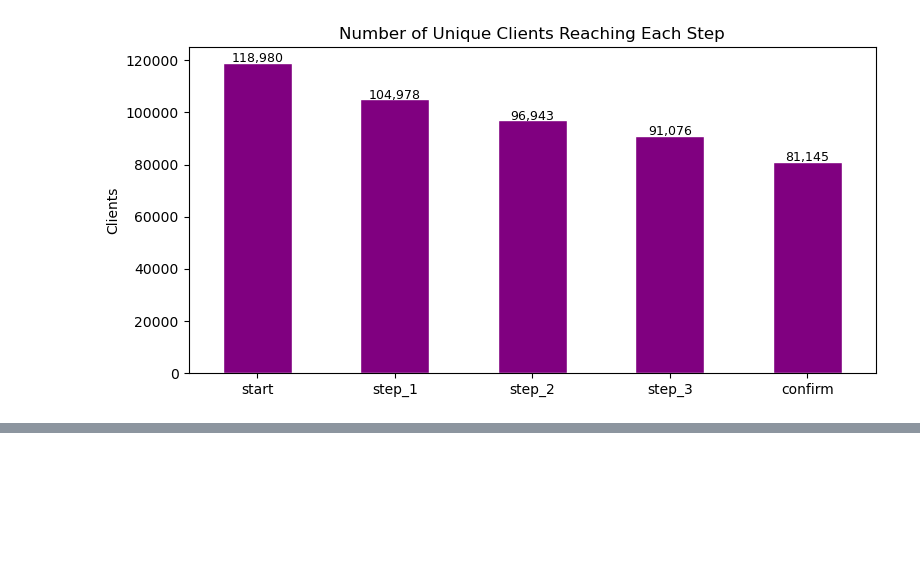
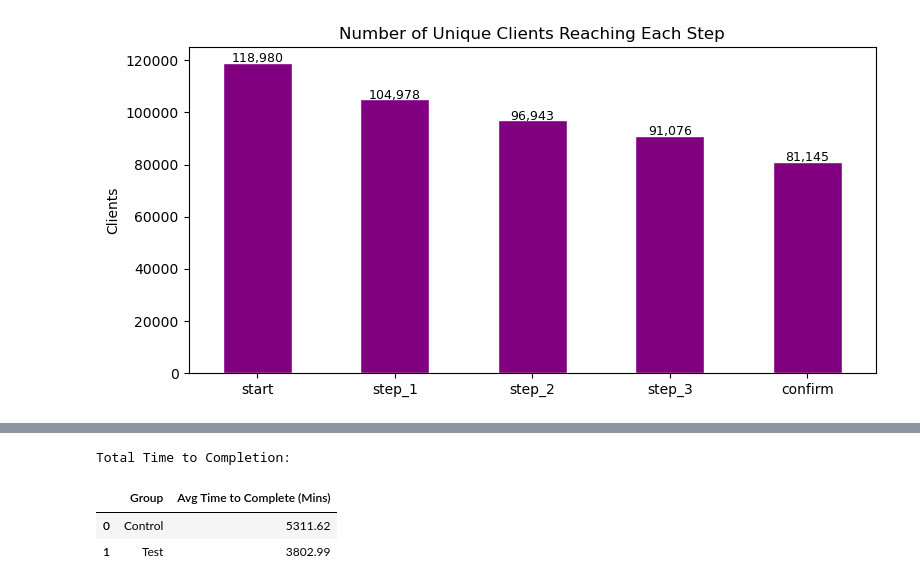
Before and after one commit to valeriaacevedog-arch/customer-experience-project, a Jupyter notebook: LGA_customer_exp.ipynb, the cells around one changed output, grey strips where cells are left out. Saved outputs shown, nothing was run; the diff lists cells and outputs as text; code cells hidden in the pictures; blank space fills up the shorter version.

```diff
--- a/LGA_customer_exp.ipynb
+++ b/LGA_customer_exp.ipynb
@@ -576,0 +645,21 @@ plt.show()
+# %%
+pivot_time['start'] = pd.to_datetime(pivot_time['start'])
+pivot_time['confirm'] = pd.to_datetime(pivot_time['confirm'])
+# %%
+# 5. Calculate the total time spent in minutes
+# Formula: (Time at confirm - Time at start) converted to seconds, then divided by 60
+pivot_time['total_time_mins'] = (pivot_time['confirm'] - pivot_time['start']).dt.total_seconds() / 60
+# %%
+# 6. Group by Variation to find the average completion time
+kpi_5_table = pivot_time.groupby('Variation')['total_time_mins'].mean().round(2).reset_index()
+# %%
+# 7. Rename columns for a clean, professional output
+kpi_5_table.columns = ['Group', 'Avg Time to Complete (Mins)']
+# %%
+print("Total Time to Completion:")
+kpi_5_table
+# %% [output]
+Total Time to Completion:
+|  | Group | Avg Time to Complete (Mins) |
+| 0 | Control | 5311.62 |
+| 1 | Test | 3802.99 |
```
Also changed, not shown: parts of 42 cells of this notebook, 1 other file.
